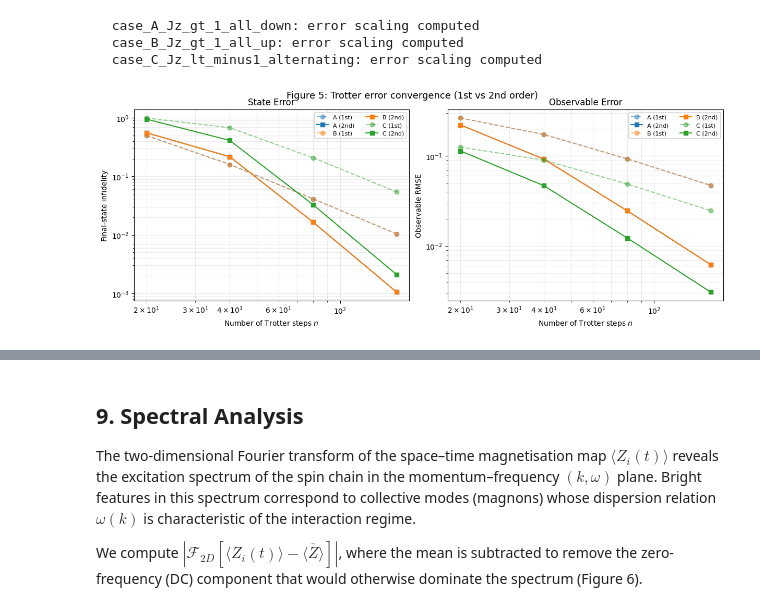
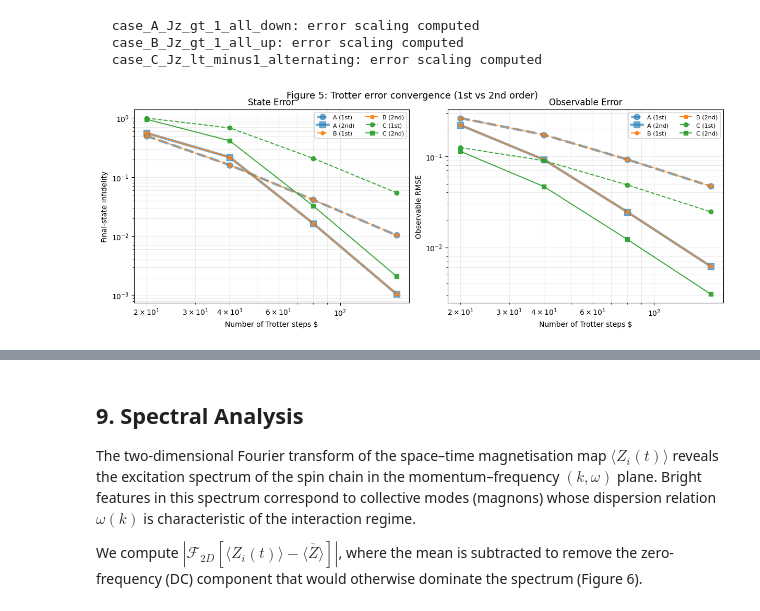
Before and after one commit to ueeseer/TimeEvolutionQuantComputing, a Jupyter notebook: final_report_with_qiskit.ipynb, the cells around one changed output, grey strips where cells are left out. Drawn from its saved outputs; the diff is of its cells as text; code cells hidden in the pictures.

```diff
--- a/final_report_with_qiskit.ipynb
+++ b/final_report_with_qiskit.ipynb
@@ -1030,35 +1030,40 @@ for case in cases:
 # %%
 fig, axes = plt.subplots(1, 2, figsize=(12, 4.5), constrained_layout=True)
 
 colors = ['#1f77b4', '#ff7f0e', '#2ca02c']
 for idx, case in enumerate(cases):
     ed = error_data[case['name']]
     short_label = ['A', 'B', 'C'][idx]
 
-    axes[0].loglog(ed['steps'], ed['infid_1'], 'o--', color=colors[idx],
-                   alpha=0.5, label=f'{short_label} (1st)')
-    axes[0].loglog(ed['steps'], ed['infid_2'], 's-', color=colors[idx],
-                   label=f'{short_label} (2nd)')
+    # Differentiate overlapping lines for Case A and Case B
+    lw1, lw2 = (3.5, 3.5) if idx == 0 else ((1.5, 1.5) if idx == 1 else (1.5, 1.5))
+    ms1, ms2 = (8, 8) if idx == 0 else ((5, 5) if idx == 1 else (6, 6))
+    zord = 1 if idx == 0 else (2 if idx == 1 else 3)
 
-    axes[1].loglog(ed['steps'], ed['rmse_1'], 'o--', color=colors[idx],
-                   alpha=0.5, label=f'{short_label} (1st)')
-    axes[1].loglog(ed['steps'], ed['rmse_2'], 's-', color=colors[idx],
-                   label=f'{short_label} (2nd)')
+    axes[0].loglog(ed['steps'], ed['infid_1'], 'o--', color=colors[idx], linewidth=lw1, markersize=ms1, zorder=zord,
+                   alpha=0.6 if idx==0 else 0.9, label=f'{short_label} (1st)')
+    axes[0].loglog(ed['steps'], ed['infid_2'], 's-', color=colors[idx], linewidth=lw2, markersize=ms2, zorder=zord,
+                   alpha=0.6 if idx==0 else 0.9, label=f'{short_label} (2nd)')
+
+    axes[1].loglog(ed['steps'], ed['rmse_1'], 'o--', color=colors[idx], linewidth=lw1, markersize=ms1, zorder=zord,
+                   alpha=0.6 if idx==0 else 0.9, label=f'{short_label} (1st)')
+    axes[1].loglog(ed['steps'], ed['rmse_2'], 's-', color=colors[idx], linewidth=lw2, markersize=ms2, zorder=zord,
+                   alpha=0.6 if idx==0 else 0.9, label=f'{short_label} (2nd)')
 
 for ax, ylabel, title_str in [
     (axes[0], 'Final-state infidelity', 'State Error'),
     (axes[1], 'Observable RMSE', 'Observable Error'),
 ]:
-    ax.set_xlabel('Number of Trotter steps $n$')
+    ax.set_xlabel('Number of Trotter steps $')
     ax.set_ylabel(ylabel)
     ax.set_title(title_str)
     ax.grid(True, which='both', alpha=0.25)
     ax.legend(fontsize=8, ncol=2)
 
 fig.suptitle('Figure 5: Trotter error convergence (1st vs 2nd order)', fontsize=13, y=1.02)
 plt.show()
 # %% [output]
-[figure, old version]
+[figure, new version]
 # %% [markdown]
 **Interpretation of Figure 5.**
 
```
Also changed, not shown: parts of 1 cell of this notebook.
